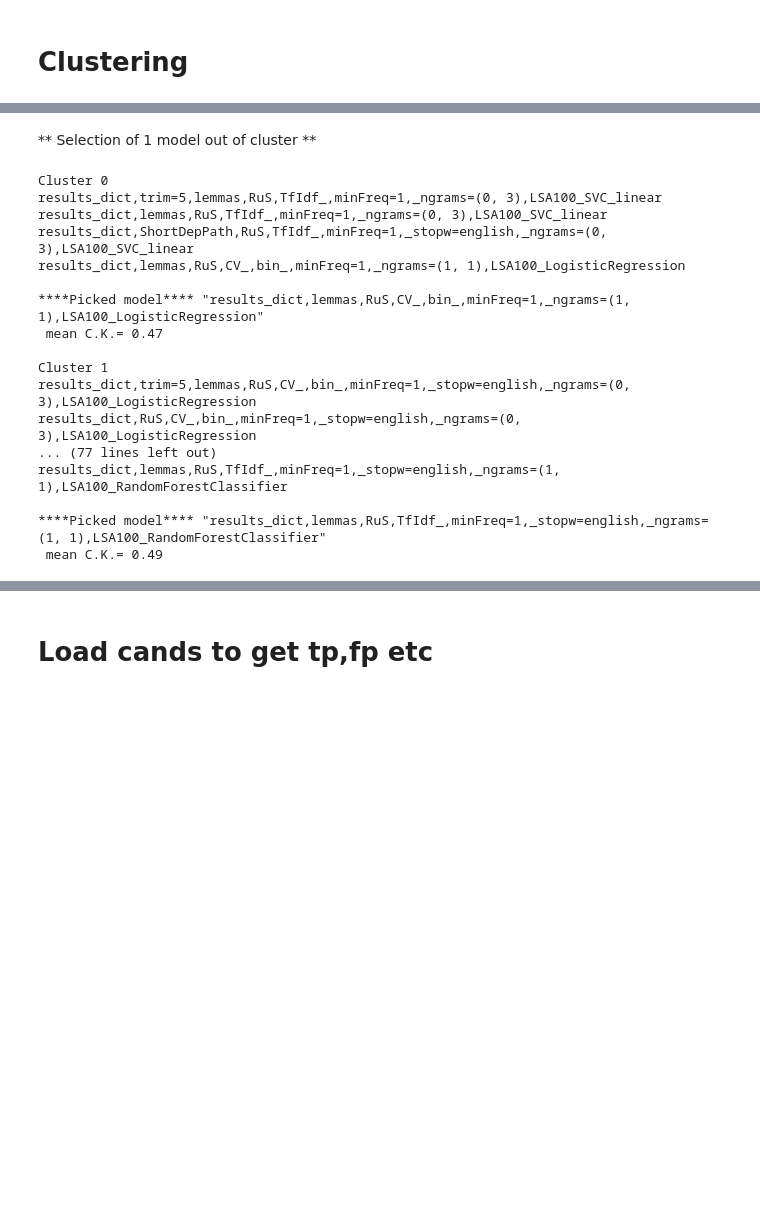
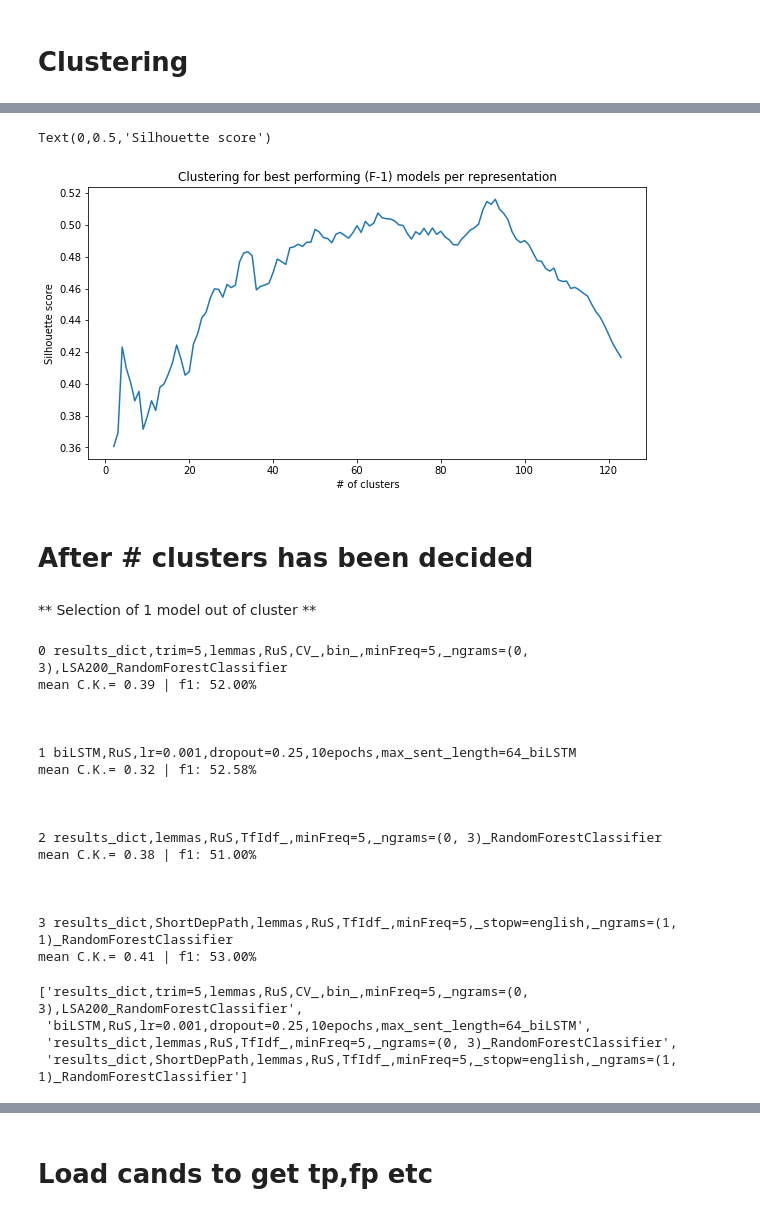
Before and after one commit to littlewine/snorkel-ml, a Jupyter notebook: my-code/classifier selection.ipynb, the cells around one changed output, grey strips where cells are left out. Drawn from its saved outputs; the diff is of its cells as text; code cells hidden in the pictures; blank space fills up the shorter version.

```diff
--- a/my-code/classifier selection.ipynb
+++ b/my-code/classifier selection.ipynb
@@ -11,4 +19,4 @@ from sklearn.cluster import KMeans, AgglomerativeClustering
 # %%
 import pandas as pd
 # %%
-pickle_list = glob.glob('ml_predictions/*.pkl')
+pickle_list = glob.glob(path_base_learners+'/*.pkl')
@@ -39,3 +23,3 @@ pickle_list
 # %%
-results_dict = merge_pickles_pred_dicts(pickle_list, f1_threshold=0.5)
+results_dict = merge_pickles_pred_dicts(pickle_list, f1_threshold=0.5,best_model=False)
 # %% [output]
@@ -107,0 +79,19 @@ X = diversity_matrix(results_dict)
+# %%
+range_n_clusters = range(2,X.shape[0])
+# %%
+silh_score = pd.Series(index=range_n_clusters)
+
+for n_clusters in range_n_clusters:
+
+    # Initialize the clusterer with n_clusters value and a random generator
+    # seed of 10 for reproducibility.
+    clusterer =  AgglomerativeClustering(n_clusters=n_clusters )
+    cluster_labels = clusterer.fit_predict(X)
+
+
+    silhouette_avg = silhouette_score(X, cluster_labels)
+
+    silh_score.loc[n_clusters] = silhouette_avg
+
+#     print("For n_clusters =", n_clusters,
+#           "The average silhouette_score is :", silhouette_avg)
@@ -108,3 +118,12 @@ X = diversity_matrix(results_dict)
+# %%
+silh_score[:2*(len(silh_score)/3)].plot(figsize=(10,5),title='Clustering for best performing (F-1) models per representation')
+plt.xlabel('# of clusters')
+plt.ylabel('Silhouette score')
+# %% [output]
+Text(0,0.5,'Silhouette score')
+[figure, added]
+# %% [markdown]
+# After # clusters has been decided
 # %%
 import seaborn as sns
 # %%
@@ -122,13 +141,13 @@ picked_models = []
 cluster = {}
 for i in range(n_clusters): #for each cluster
     mean_ck = {}
-    print '\nCluster',i
+#     print "Cluster %i"%i
     min_mean_ck=9999
     cluster[i] = []
     for j,m in enumerate(ml_models):
         if Z[j]==i:
 
-            print ml_models[j]
+#             print ml_models[j]
             cluster[i].append(ml_models[j])
             models_not_in_cluster = [models for models in (set(ml_models)-set(cluster[i]))]
             X_outer_cluster = X.loc[models_not_in_cluster,:].mean()
@@ -137,26 +156,26 @@ for i in range(n_clusters): #for each cluster
                 more_diverse_model = ml_models[j]
 
     # TODO: compute mean for those not in its own cluster
-    print '\n****Picked model**** "%s" \n mean C.K.= %.2f'%(more_diverse_model,min_mean_ck )
+    print('\n%i %s \nmean C.K.= %.2f | f1: %.2f%% \n\n'%(i,more_diverse_model,min_mean_ck, 100*results_dict[more_diverse_model]['f1+'] ))
     picked_models.append(more_diverse_model)
 
 
 # picked_models.append('CNN_test_CNN')
 # %% [output]
-Cluster 0
-results_dict,trim=5,lemmas,RuS,TfIdf_,minFreq=1,_ngrams=(0, 3),LSA100_SVC_linear
-results_dict,lemmas,RuS,TfIdf_,minFreq=1,_ngrams=(0, 3),LSA100_SVC_linear
-results_dict,ShortDepPath,RuS,TfIdf_,minFreq=1,_stopw=english,_ngrams=(0, 3),LSA100_SVC_linear
-results_dict,lemmas,RuS,CV_,bin_,minFreq=1,_ngrams=(1, 1),LSA100_LogisticRegression
+0 results_dict,trim=5,lemmas,RuS,CV_,bin_,minFreq=5,_ngrams=(0, 3),LSA200_RandomForestClassifier
+mean C.K.= 0.39 | f1: 52.00%
 
-****Picked model**** "results_dict,lemmas,RuS,CV_,bin_,minFreq=1,_ngrams=(1, 1),LSA100_LogisticRegression"
- mean C.K.= 0.47
 
-Cluster 1
-results_dict,trim=5,lemmas,RuS,CV_,bin_,minFreq=1,_stopw=english,_ngrams=(0, 3),LSA100_LogisticRegression
-results_dict,RuS,CV_,bin_,minFreq=1,_stopw=english,_ngrams=(0, 3),LSA100_LogisticRegression
-... (77 lines left out)
-results_dict,lemmas,RuS,TfIdf_,minFreq=1,_stopw=english,_ngrams=(1, 1),LSA100_RandomForestClassifier
 
-****Picked model**** "results_dict,lemmas,RuS,TfIdf_,minFreq=1,_stopw=english,_ngrams=(1, 1),LSA100_RandomForestClassifier"
- mean C.K.= 0.49
+1 biLSTM,RuS,lr=0.001,dropout=0.25,10epochs,max_sent_length=64_biLSTM
+mean C.K.= 0.32 | f1: 52.58%
+
+
+
+2 results_dict,lemmas,RuS,TfIdf_,minFreq=5,_ngrams=(0, 3)_RandomForestClassifier
+mean C.K.= 0.38 | f1: 51.00%
+
+
+
+3 results_dict,ShortDepPath,lemmas,RuS,TfIdf_,minFreq=5,_stopw=english,_ngrams=(1, 1)_RandomForestClassifier
+mean C.K.= 0.41 | f1: 53.00%
@@ -164,0 +182,7 @@ results_dict,lemmas,RuS,TfIdf_,minFreq=1,_stopw=english,_ngrams=(1, 1),LSA100_Ra
+# %%
+picked_models
+# %% [output]
+['results_dict,trim=5,lemmas,RuS,CV_,bin_,minFreq=5,_ngrams=(0, 3),LSA200_RandomForestClassifier',
+ 'biLSTM,RuS,lr=0.001,dropout=0.25,10epochs,max_sent_length=64_biLSTM',
+ 'results_dict,lemmas,RuS,TfIdf_,minFreq=5,_ngrams=(0, 3)_RandomForestClassifier',
+ 'results_dict,ShortDepPath,lemmas,RuS,TfIdf_,minFreq=5,_stopw=english,_ngrams=(1, 1)_RandomForestClassifier']
```
Also changed, not shown: parts of 20 cells of this notebook, 4 other files.
